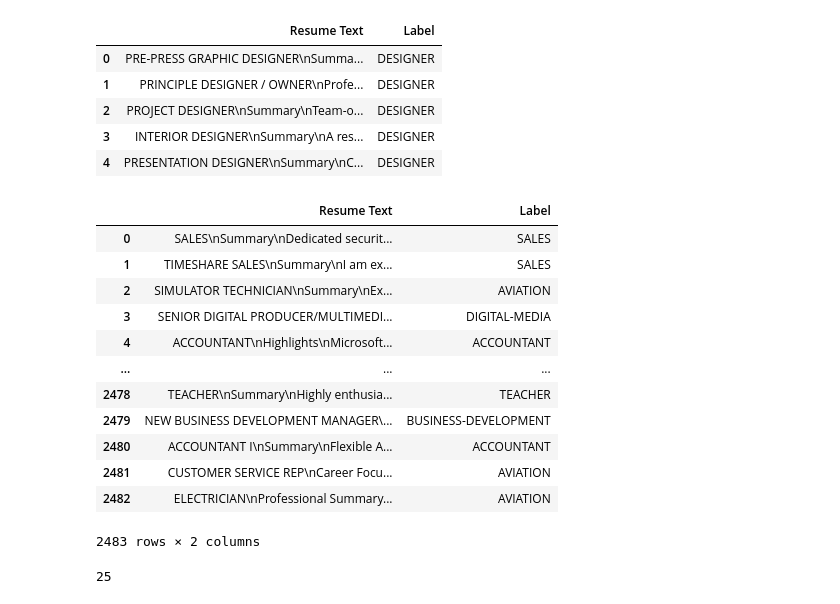
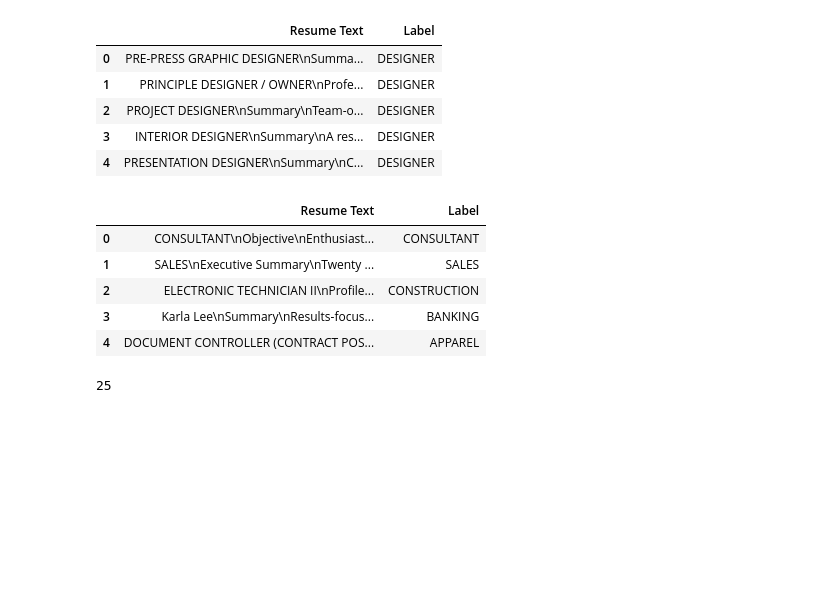
Before and after one commit to aimlrl/Resume-Mapping---BADCCE6102, a Jupyter notebook: resume-mapping.ipynb, the cells around one changed output. Saved outputs shown, nothing was run; the diff lists cells and outputs as text; code cells hidden in the pictures; blank space fills up the shorter version.

```diff
--- a/resume-mapping.ipynb
+++ b/resume-mapping.ipynb
@@ -115,21 +124,14 @@ np.random.shuffle(idxes)
 shuffled_data = data.iloc[idxes]
 shuffled_data.reset_index(drop=True,inplace=True)
 # %%
-shuffled_data
+shuffled_data.head()
 # %% [output]
 |  | Resume Text | Label |
-| 0 | SALES\nSummary\nDedicated securit... | SALES |
-| 1 | TIMESHARE SALES\nSummary\nI am ex... | SALES |
-| 2 | SIMULATOR TECHNICIAN\nSummary\nEx... | AVIATION |
-| 3 | SENIOR DIGITAL PRODUCER/MULTIMEDI... | DIGITAL-MEDIA |
-| 4 | ACCOUNTANT\nHighlights\nMicrosoft... | ACCOUNTANT |
-| ... | ... | ... |
-| 2478 | TEACHER\nSummary\nHighly enthusia... | TEACHER |
-| 2479 | NEW BUSINESS DEVELOPMENT MANAGER\... | BUSINESS-DEVELOPMENT |
-| 2480 | ACCOUNTANT I\nSummary\nFlexible A... | ACCOUNTANT |
-| 2481 | CUSTOMER SERVICE REP\nCareer Focu... | AVIATION |
-| 2482 | ELECTRICIAN\nProfessional Summary... | AVIATION |
+| 0 | CONSULTANT\nObjective\nEnthusiast... | CONSULTANT |
+| 1 | SALES\nExecutive Summary\nTwenty ... | SALES |
+| 2 | ELECTRONIC TECHNICIAN II\nProfile... | CONSTRUCTION |
+| 3 | Karla Lee\nSummary\nResults-focus... | BANKING |
+| 4 | DOCUMENT CONTROLLER (CONTRACT POS... | APPAREL |
-2483 rows × 2 columns
 # %%
 max_chunks = 0
 
```
Also changed, not shown: parts of 5 cells of this notebook.
